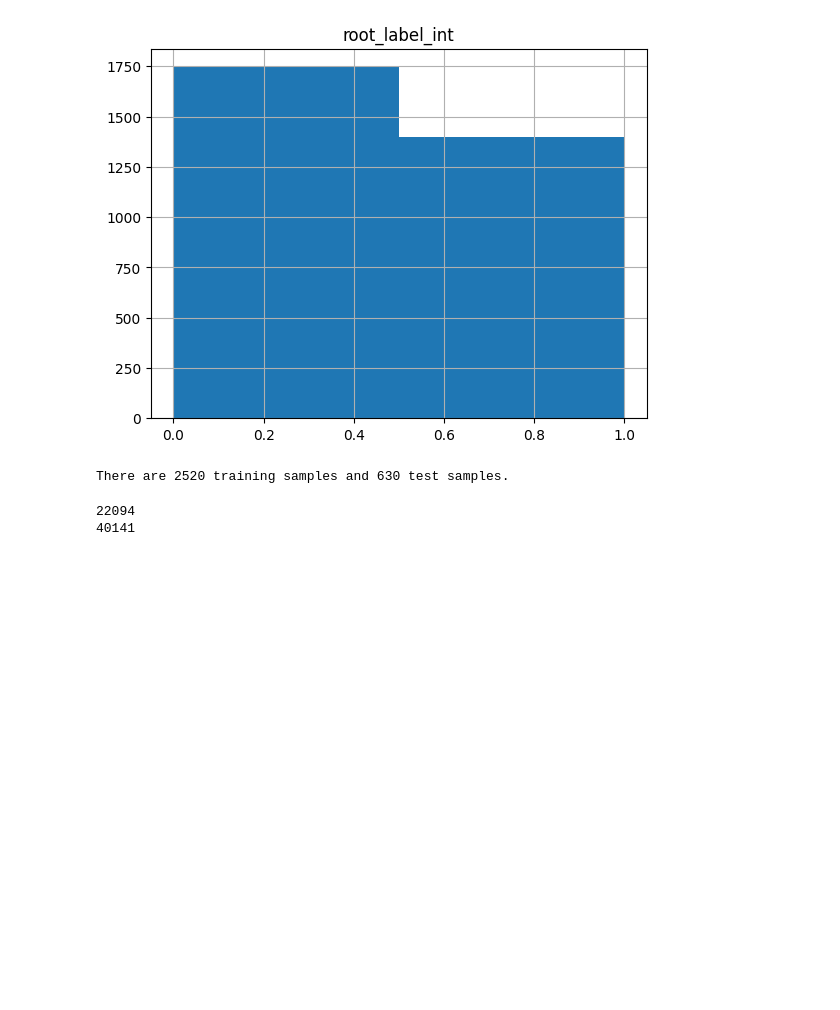
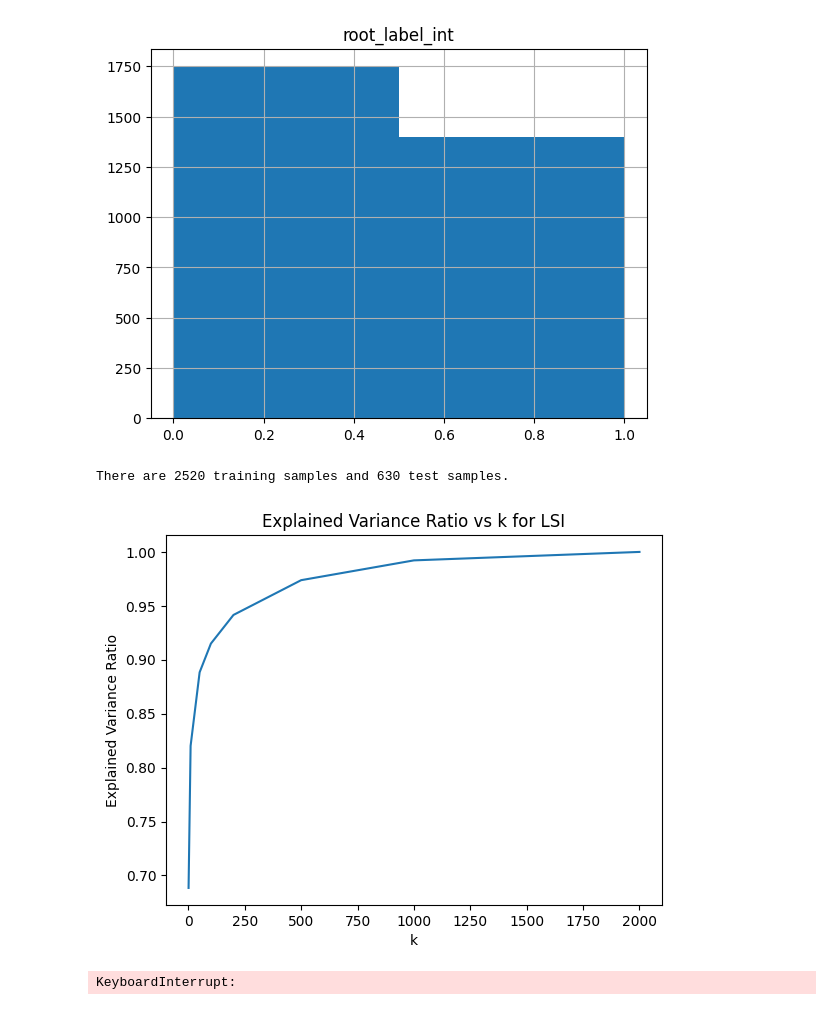
Before and after one commit to snawshad97/2023_2_Large-Scale-Data-Mining_ECE219, a Jupyter notebook: Projects/Project1/Project1_HHao.ipynb, the cells around one changed output. Cells and saved outputs as stored; diff of their text form; code cells hidden in the pictures; blank space fills up the shorter version.

```diff
--- a/Projects/Project1/Project1_HHao.ipynb
+++ b/Projects/Project1/Project1_HHao.ipynb
@@ -62,7 +63,8 @@ import random
 np.random.seed(42)
 random.seed(42)
 from sklearn.model_selection import train_test_split
-train, test = train_test_split(df[["full_text","root_label"]], test_size=0.2)
+train, test = train_test_split(df[["full_text","root_label_int"]], test_size=0.2)
+
 
 print("There are " + str(train.shape[0]) + " training samples and " + str(test.shape[0]) + " test samples.")
 # %% [output]
@@ -99,11 +101,45 @@ test["cleaned"] = test['full_text'].apply(clean)
 # Using english stopwords of the CountVectorizer and excluding terms that are numbers with the token pattern argument
 from sklearn.feature_extraction.text import CountVectorizer
 pattern = r'\b[A-Za-z]+\b'
-vectorizer = CountVectorizer(stop_words='english',token_pattern=pattern)
+vectorizer = CountVectorizer(stop_words='english',token_pattern=pattern, min_df=3)
 
 # Creating vector representations from the CountVectorizer created of the processed training and test data
 Xtrain = vectorizer.fit_transform(train['cleaned'])
-Xtest = vectorizer.fit_transform(test['cleaned'])
+Xtest = vectorizer.transform(test['cleaned'])
+ytrain = train['root_label_int'].values
+ytest = test['root_label_int'].values
-# %% [output]
-22094
-40141
+# %%
+########## Question 4
+import matplotlib.pyplot as plt
+from sklearn.decomposition import TruncatedSVD, NMF
+
+k_values = [1, 10, 50, 100, 200, 500, 1000, 2000]
+
+# LSI
+variance_ratios_lsi = []
+for k in k_values:
+    svd = TruncatedSVD(n_components=k, random_state=42)
+    Xtrain_lsi = svd.fit_transform(Xtrain)
+    variance_ratios_lsi.append(sum(svd.explained_variance_ratio_))
+
+plt.plot(k_values, variance_ratios_lsi)
+plt.title("Explained Variance Ratio vs k for LSI")
+plt.xlabel("k")
+plt.ylabel("Explained Variance Ratio")
+plt.show()
+
+# NMF
+variance_ratios_nmf = []
+for k in k_values:
+    nmf = NMF(n_components=k, random_state=42)
+    nmf.fit(Xtrain)
+    variance_ratios_nmf.append(nmf.reconstruction_err_)
+
+plt.plot(k_values, variance_ratios_nmf, 'o-')
+plt.xlabel('Number of Components')
+plt.ylabel('Reconstruction Error')
+plt.title('NMF Reconstruction Error vs Number of Components')
+plt.show()
+# %% [output]
+[figure, added]
+KeyboardInterrupt:
```
Also changed, not shown: parts of 3 cells of this notebook, 1 other file.
